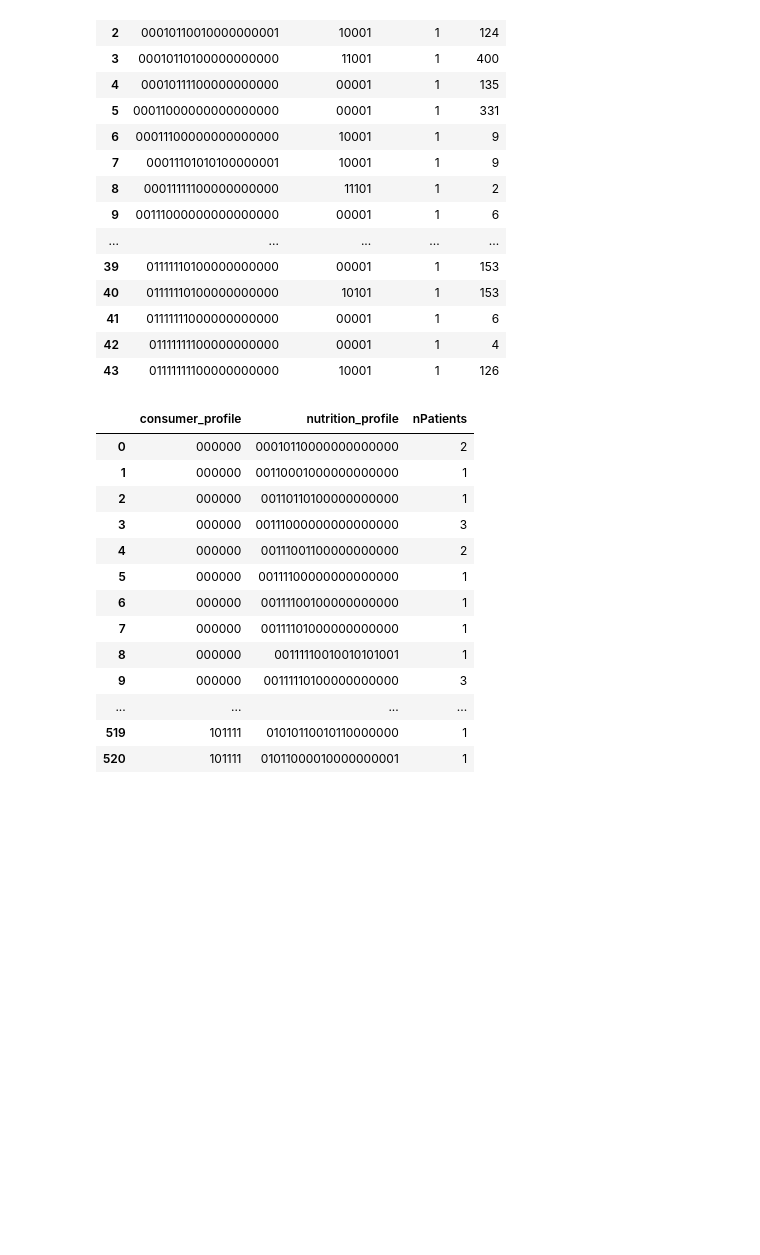
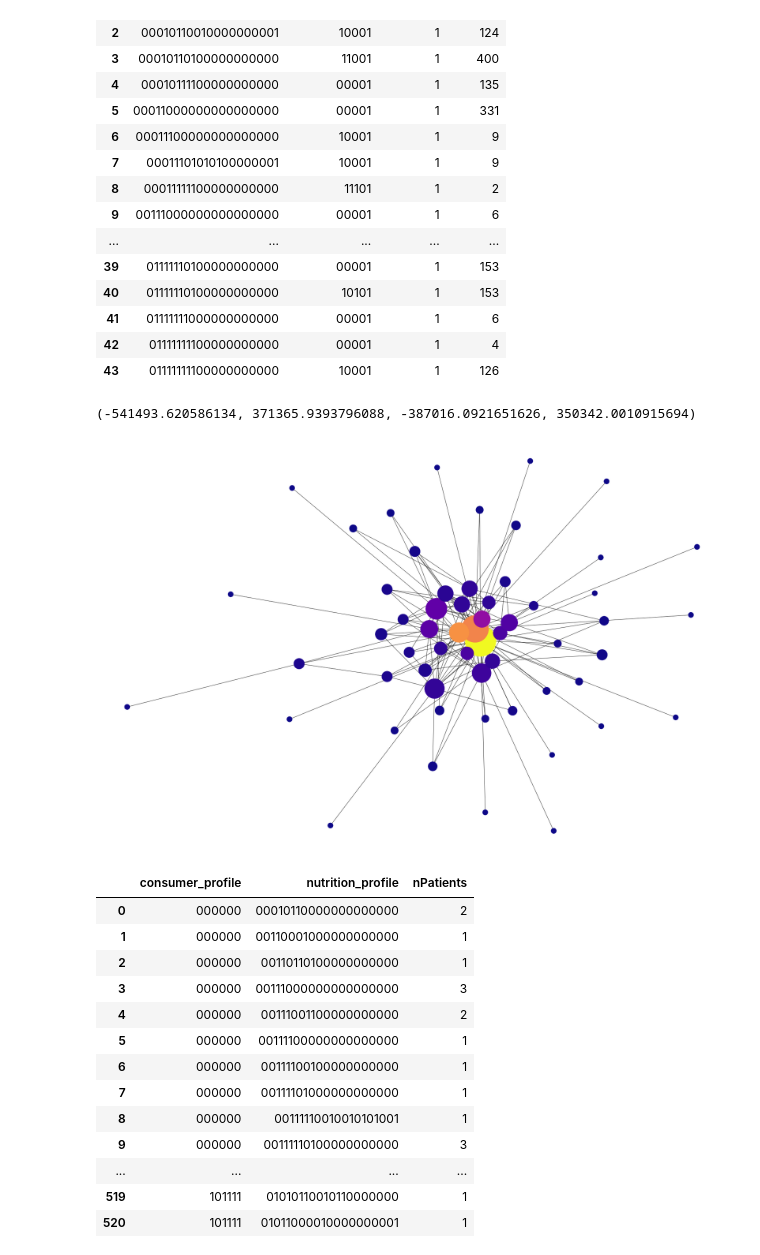
Before and after one commit to Trindad/digestive-diseases, a Jupyter notebook: network/network.ipynb, the cells around one changed output. Cells and saved outputs as stored; diff of their text form; code cells hidden in the pictures; blank space fills up the shorter version.

```diff
--- a/network/network.ipynb
+++ b/network/network.ipynb
@@ -698,34 +694,37 @@ G = nx.Graph()
 with open('q3.csv', mode='r') as edges:
   for edge in edges:
      # print(edge)
      e = edge.split(",")
-     G.add_edge(e[0],e[1],weight=e[2])
+     G.add_edge(e[0],e[1],weight=int(e[2]))
 # position is stored as node attribute data for random_geometric_graph
 G = nx.convert_node_labels_to_integers(G)
 # pos = nx.random_layout(G)
 pos = nx.spring_layout(G,k=4, iterations=500, scale=500000,dim=2)
 
 # find node near center (0.5,0.5)
 dmin = 1
 ncenter = 0
 for n in pos:
   x, y = pos[n]
   d = (x - 0.5)**2 + (y - 0.5)**2
   if d < dmin:
      ncenter = n
      dmin = d
 
 # color by path length from node near center
 p = dict(nx.pagerank(G))
 
 plt.figure(figsize=(30, 20))
 # node_color = [float(H.degree(v)) for v in H]
 nx.draw_networkx_edges(G, pos, nodelist=[ncenter], alpha=0.8, line_color='grey')
 nx.draw_networkx_nodes(G, pos, nodelist=list(p.keys()),
                     node_size=[float(G.degree(v))*200 for v in G],
                     node_color=list(p.values()),
                     cmap='plasma')
 plt.axis('Off')
+# %% [output]
+(-541493.620586134, 371365.9393796088, -387016.0921651626, 350342.0010915694)
+[figure, added]
 # %%
 view_name = "consumer_and_nutrition"
 c.execute("DROP VIEW IF EXISTS "+view_name)
```
Also changed, not shown: parts of 8 cells of this notebook.
